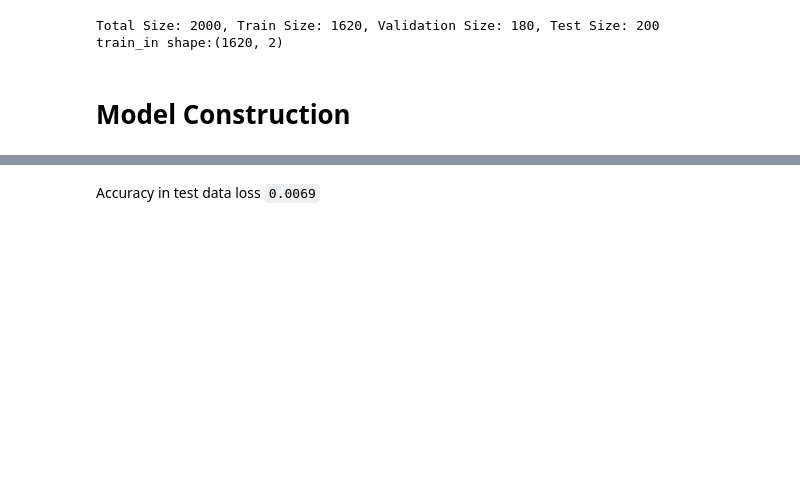
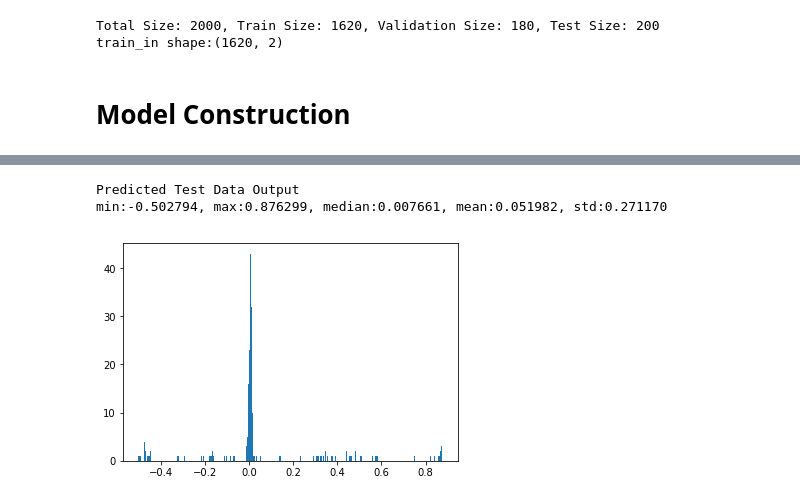
Before and after one commit to rickyzhang82/Function-Approximation-by-ML, a Jupyter notebook: Approximation-with-few-sample.ipynb, the cells around one changed output, grey strips where cells are left out. Cells and saved outputs as stored; diff of their text form; code cells hidden in the pictures; blank space fills up the shorter version.

```diff
--- a/Approximation-with-few-sample.ipynb
+++ b/Approximation-with-few-sample.ipynb
@@ -236,2 +263,8 @@ results
-# %% [markdown]
-Accuracy in test data loss `0.0069`
+# %%
+pre_test_out = model.predict(test_in)
+# %%
+explore_vector(pre_test_out.flatten(), message='Predicted Test Data Output')
+# %% [output]
+Predicted Test Data Output
+min:-0.502794, max:0.876299, median:0.007661, mean:0.051982, std:0.271170
+[figure, added]
```
Also changed, not shown: parts of 12 cells of this notebook.
